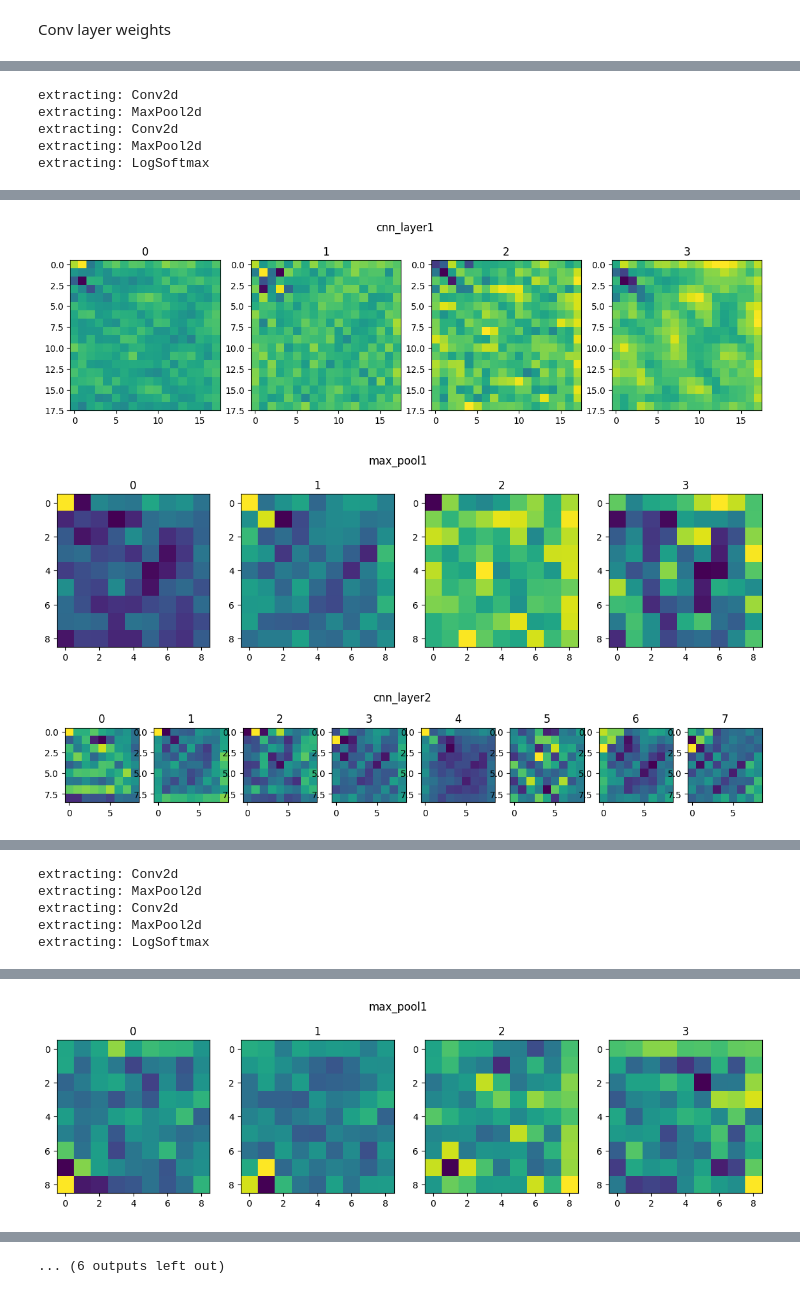
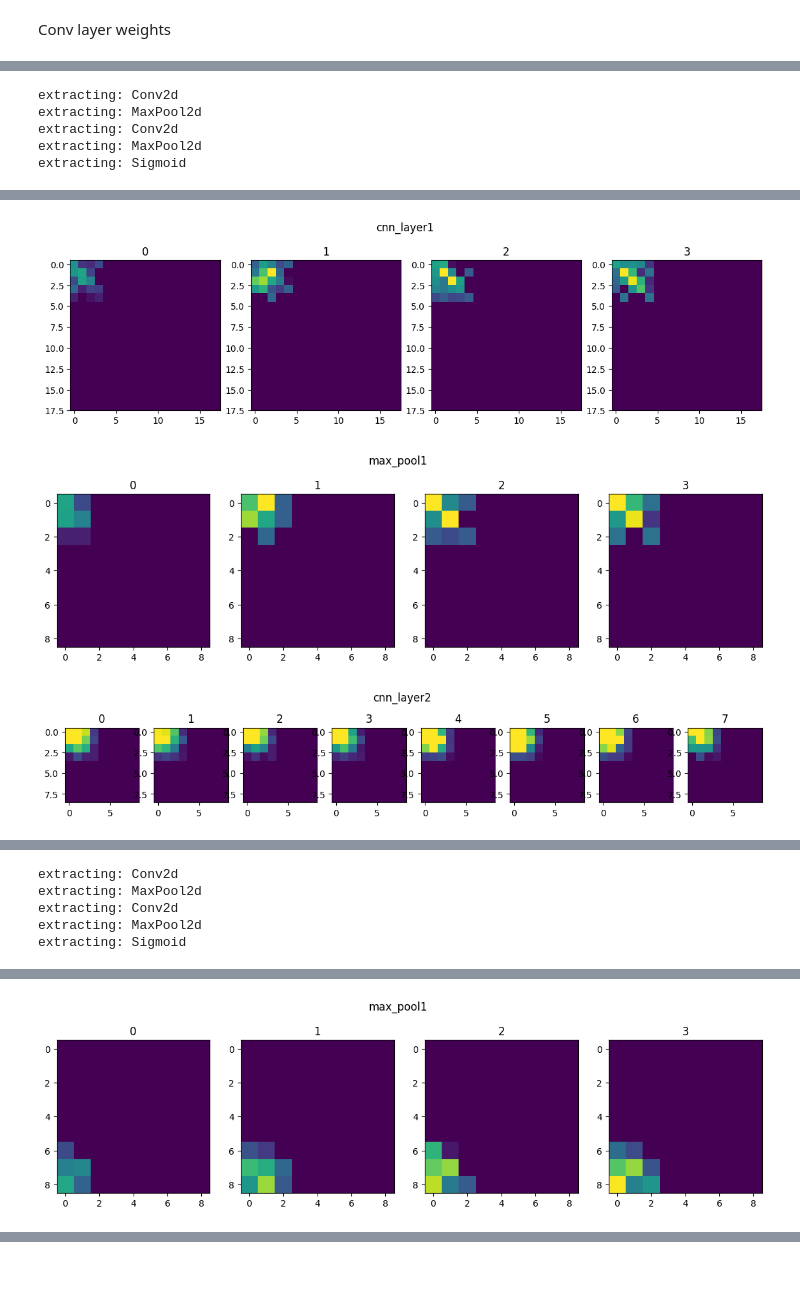
Before and after one commit to zostaw/disect-cnn, a Jupyter notebook: cnn_disect.ipynb, the cells around one changed output, grey strips where cells are left out. Cells and saved outputs as stored; diff of their text form; code cells hidden in the pictures.

```diff
--- a/cnn_disect.ipynb
+++ b/cnn_disect.ipynb
@@ -258,7 +294,8 @@ linear_out:  Linear
 output_activation:  Sigmoid
 # %%
 # util function for feature map
-def display_feature_maps(sample, output_features):
+def display_feature_maps(sample):
+    output_features = model.extract_features(sample.unsqueeze(dim=0).unsqueeze(dim=0).to(device))
     #print(output_features)
     output_features = {name: feat for name, feat in output_features.items() if name != 'output_activation'}
     plt.matshow(sample.cpu().detach().numpy(), vmin=0, vmax=1)
@@ -269,7 +306,7 @@ def display_feature_maps(sample, output_features):
         fig.suptitle(name, fontsize=12)
         fig.set_size_inches(14, np.max([1.0, 5.0-(len(layer_tensors)/3)])) # this size is arbitrary, it might break if you try to add more layers
         for tid, tensor in enumerate(layer_tensors):
-            ax[tid].imshow(tensor)
+            ax[tid].imshow(tensor, vmin=0, vmax=1)
             ax[tid].axes.set_title(tid)
 
     plt.show()
@@ -277,8 +314,7 @@ def display_feature_maps(sample, output_features):
 samples = [X[0], X[10]]
 for sample in samples:
     # generate activations only for Conv2d and MaxPool2d layers
-    output_features = model.extract_features(sample.unsqueeze(dim=0).unsqueeze(dim=0).to(device))
-    display_feature_maps(sample, output_features)
+    display_feature_maps(sample)
 # %% [output]
 extracting: Conv2d
 extracting: MaxPool2d
@@ -307,7 +345,10 @@ Define DS
 We're generating 9 samples with symbol "X", the rest will contain Gaussian noise.
 # %%
 # generate random samples
-X = (torch.rand((ds_size, 18, 18)))/2
+if NOISE:
+    X = (torch.rand((ds_size, 18, 18)))/2
+else:
+    X = (torch.zeros((ds_size, 18, 18)))/2
 Y = torch.zeros((ds_size, 1))
 
 # include same symbol in different pleaces
@@ -369,9 +422,8 @@ Conv2d(4, 8, kernel_size=(3, 3), stride=(1, 1), padding=(1, 1), bias=False)
 # %%
-samples = [X[0], X[5], X[10]]
+samples = [X[0], X[5]]
 for sample in samples:
     # generate activations only for Conv2d and MaxPool2d layers
-    output_features = model.extract_features(sample.unsqueeze(dim=0).unsqueeze(dim=0).to(device))
-    display_feature_maps(sample, output_features)
+    display_feature_maps(sample)
 # %% [output]
 extracting: Conv2d
 extracting: MaxPool2d
@@ -409,7 +467,10 @@ symbol_1 = torch.tensor([
 # generate random samples
 ds_size = 100
 num_classes = 3
-X = (torch.rand((ds_size, 18, 18), requires_grad=True))/2
+if NOISE:
+    X = (torch.rand((ds_size, 18, 18), requires_grad=True))/2
+else:
+    X = (torch.zeros((ds_size, 18, 18), requires_grad=True))/2
 Y = torch.zeros(ds_size)
 
 # include X symbol
@@ -491,12 +507,11 @@ display_cnn_layer(model.cnn_layer2)
 # %%
-samples = [X[0], X[15], X[25]]
+samples = [X[0], X[15]]
 for sample in samples:
     # generate activations only for Conv2d and MaxPool2d layers
-    output_features = model.extract_features(sample.unsqueeze(dim=0).unsqueeze(dim=0).to(device))
-    display_feature_maps(sample, output_features)
+    display_feature_maps(sample)
 # %% [output]
 extracting: Conv2d
 extracting: MaxPool2d
 extracting: Conv2d
 extracting: MaxPool2d
-extracting: LogSoftmax
+extracting: Sigmoid
@@ -504,3 +519,3 @@ extracting: LogSoftmax
-[figure, old version]
+[figure, new version]
-[figure, old version]
+[figure, new version]
-[figure, old version]
+[figure, new version]
@@ -509,4 +524,4 @@ extracting: Conv2d
 extracting: MaxPool2d
 extracting: Conv2d
 extracting: MaxPool2d
-extracting: LogSoftmax
+extracting: Sigmoid
@@ -515 +530 @@ extracting: LogSoftmax
-[figure, old version]
+[figure, new version]
@@ -518 +532,0 @@ extracting: LogSoftmax
-... (6 outputs left out)
```
Also changed, not shown: parts of 47 cells of this notebook, 1 other file.
